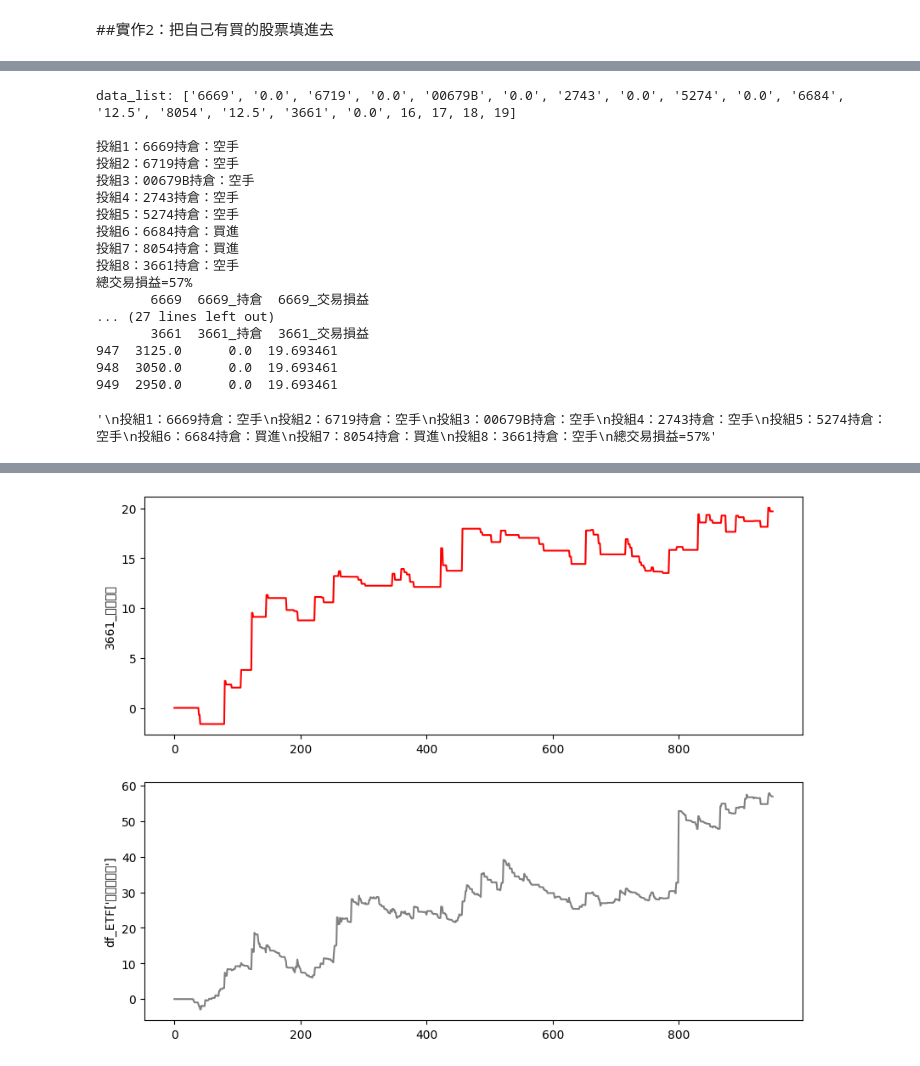
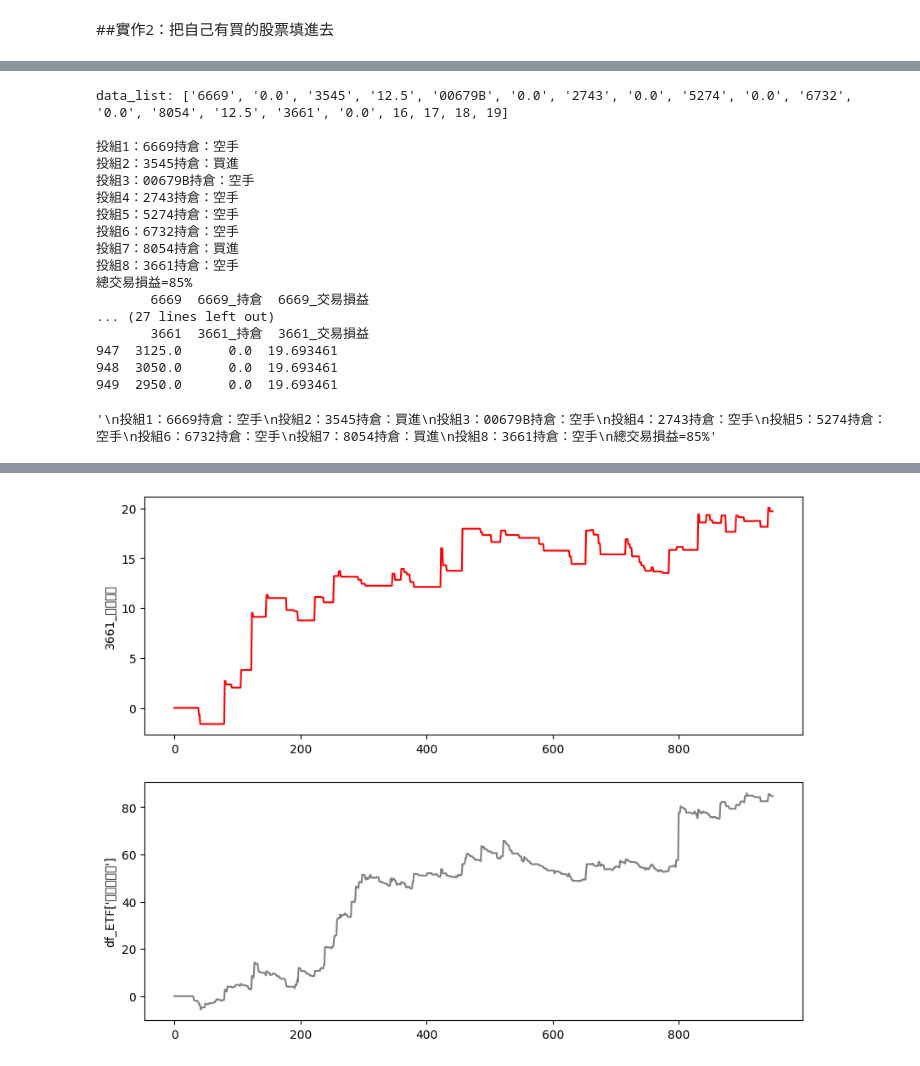
Before and after one commit to moraljack/stock, a Jupyter notebook: line_通知買股.ipynb, the cells around one changed output, grey strips where cells are left out. Drawn from its saved outputs; the diff is of its cells as text; code cells hidden in the pictures.

```diff
--- a/line_通知買股.ipynb
+++ b/line_通知買股.ipynb
@@ -185,7 +185,7 @@ def reportip3_stock():
         print(df_ETF[[target_list[i],target_list[i]+'_持倉',target_list[i]+'_交易損益']].tail(3))
 
 
-    line_send_text(text)
+    #line_send_text(text)
     return text
 
 reportip3_stock()
@@ -406,7 +389,7 @@ def reportip3_stock():
         print(df_ETF[[target_list[i],target_list[i]+'_持倉',target_list[i]+'_交易損益']].tail(3))
 
 
-    line_send_text(text)
+    #line_send_text(text)
     return text
 
 reportip3_stock()
@@ -490,7 +456,7 @@ def reportip3_stock():
 
     now_hour=int(str(datetime.datetime.strptime(str(datetime.datetime.utcnow()+datetime.timedelta(hours=+8))[:19], '%Y-%m-%d %H:%M:%S'))[11:13])
 
-    target_list=["6669","6719","00679B","2743","5274","6684","8054","3661"]
+    target_list=["6669","3545","00679B","2743","5274","6732","8054","3661"]
 
     #####################################################################################################################下載歷史資料#######################################################################################
     url = "https://api.finmindtrade.com/api/v4/data"
@@ -627,7 +593,7 @@ def reportip3_stock():
         print(df_ETF[[target_list[i],target_list[i]+'_持倉',target_list[i]+'_交易損益']].tail(3))
 
 
-    line_send_text(text)
+    #line_send_text(text)
     return text
 
 reportip3_stock()
@@ -668,18 +634,18 @@ WARNING:matplotlib.font_manager:findfont: Generic family 'sans-serif' not found
-data_list: ['6669', '0.0', '6719', '0.0', '00679B', '0.0', '2743', '0.0', '5274', '0.0', '6684', '12.5', '8054', '12.5', '3661', '0.0', 16, 17, 18, 19]
+data_list: ['6669', '0.0', '3545', '12.5', '00679B', '0.0', '2743', '0.0', '5274', '0.0', '6732', '0.0', '8054', '12.5', '3661', '0.0', 16, 17, 18, 19]
 
 投組1：6669持倉：空手
-投組2：6719持倉：空手
+投組2：3545持倉：買進
 投組3：00679B持倉：空手
 投組4：2743持倉：空手
 投組5：5274持倉：空手
-投組6：6684持倉：買進
+投組6：6732持倉：空手
 投組7：8054持倉：買進
 投組8：3661持倉：空手
-總交易損益=57%
+總交易損益=85%
        6669  6669_持倉  6669_交易損益
 ... (27 lines left out)
        3661  3661_持倉  3661_交易損益
 947  3125.0      0.0  19.693461
 948  3050.0      0.0  19.693461
 949  2950.0      0.0  19.693461
-'\n投組1：6669持倉：空手\n投組2：6719持倉：空手\n投組3：00679B持倉：空手\n投組4：2743持倉：空手\n投組5：5274持倉：空手\n投組6：6684持倉：買進\n投組7：8054持倉：買進\n投組8：3661持倉：空手\n總交易損益=57%'
+'\n投組1：6669持倉：空手\n投組2：3545持倉：買進\n投組3：00679B持倉：空手\n投組4：2743持倉：空手\n投組5：5274持倉：空手\n投組6：6732持倉：空手\n投組7：8054持倉：買進\n投組8：3661持倉：空手\n總交易損益=85%'
@@ -703,4 +652,4 @@ WARNING:matplotlib.font_manager:findfont: Generic family 'sans-serif' not found
-[figure, old version]
+[figure, new version]
 # %%
 #!wget -O /content/download.7z https://drive.google.com/u/0/uc?id=1LS2-trOX-eT7nn8-T2ytaJBKNMN6dQiD&export=download
 #!wget -O /content/today_future_all.csv https://drive.google.com/u/0/uc?id=1WaeiADEc_s_3IoB6QXnBDKMS3YwQh7JF&export=download
```
Also changed, not shown: parts of 8 cells of this notebook.
